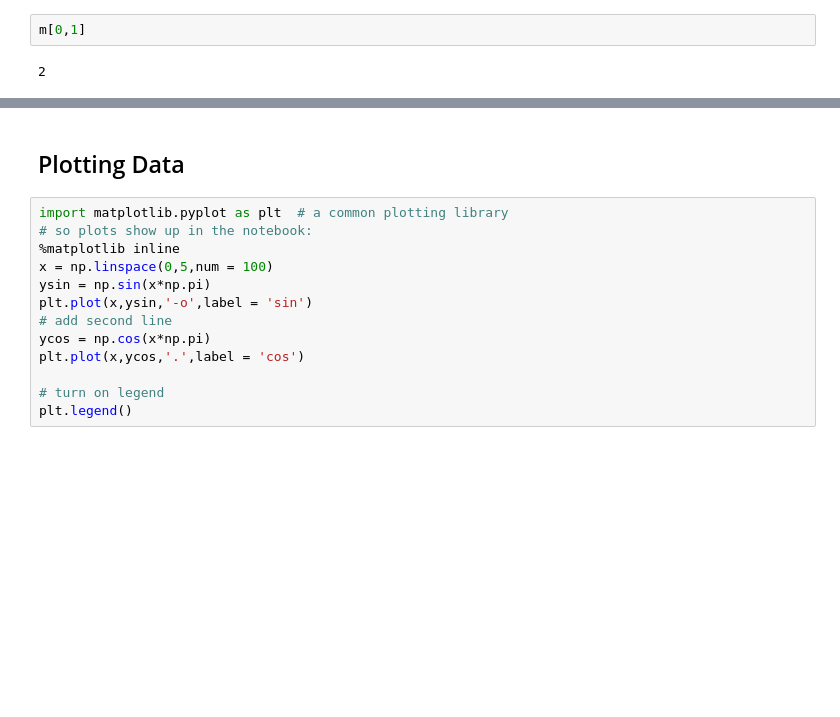
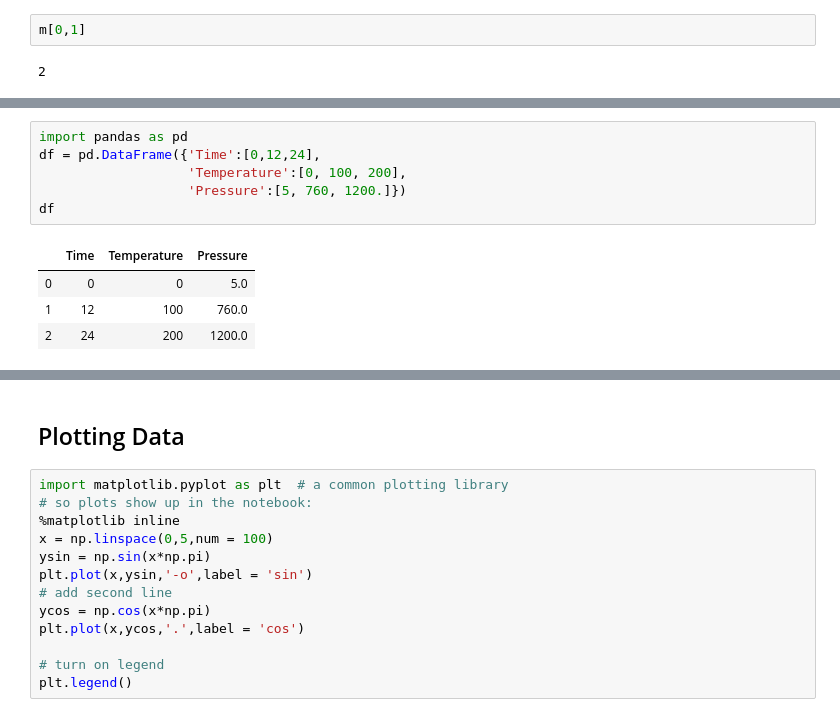
Before and after one commit to chepyle/Python4ChEs, a Jupyter notebook: Python4ChEs.ipynb, the cells around one changed output, grey strips where cells are left out. Saved outputs shown, nothing was run; the diff lists cells and outputs as text; blank space fills up the shorter version.

```diff
--- a/Python4ChEs.ipynb
+++ b/Python4ChEs.ipynb
@@ -307,0 +293,11 @@ array([7, 8, 9])
+# %%
+import pandas as pd
+df = pd.DataFrame({'Time':[0,12,24],
+                   'Temperature':[0, 100, 200],
+                   'Pressure':[5, 760, 1200.]})
+df
+# %% [output]
+|  | Time | Temperature | Pressure |
+| 0 | 0 | 0 | 5.0 |
+| 1 | 12 | 100 | 760.0 |
+| 2 | 24 | 200 | 1200.0 |
```
Also changed, not shown: parts of 24 cells of this notebook, 2 other files.
